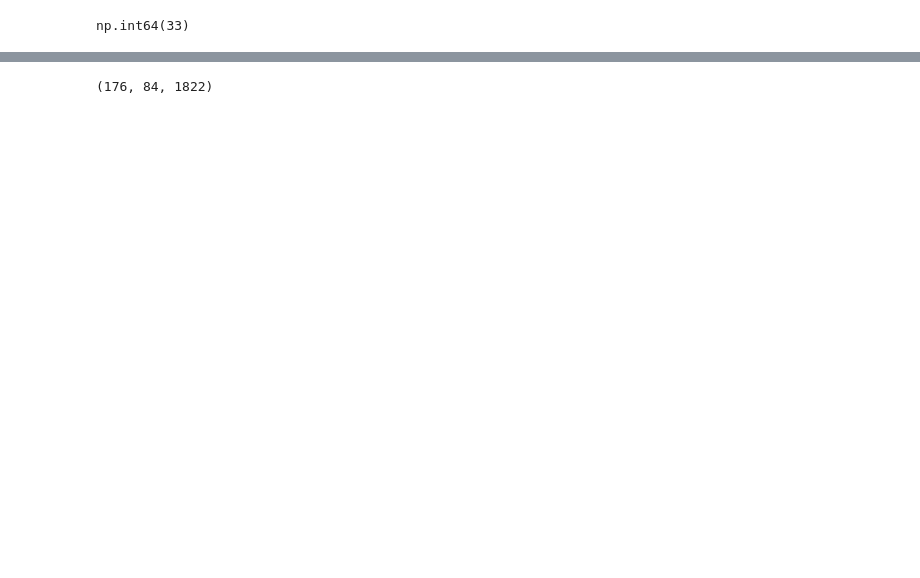
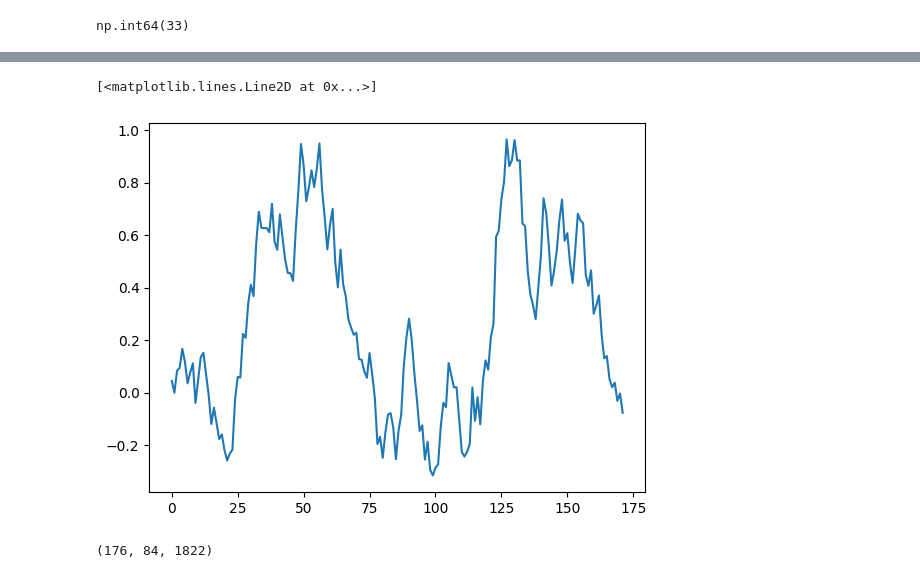
Before and after one commit to camilosada/dynamic_brain_workshop, a Jupyter notebook: code/scripts/camila/old_to_delete.ipynb, the cells around one changed output, grey strips where cells are left out. Drawn from its saved outputs; the diff is of its cells as text; code cells hidden in the pictures; blank space fills up the shorter version.

```diff
--- a/code/scripts/camila/old_to_delete.ipynb
+++ b/code/scripts/camila/old_to_delete.ipynb
@@ -193,3 +261,8 @@ np.int64(33)
+# %%
+plt.plot(dff_by_trial_cue_thr[19,8])
+# %% [output]
+[<matplotlib.lines.Line2D at 0x...>]
+[figure, added]
 # %%
 # Organize data by trials
 n_rois = smooth_dff_valid.shape[0]
```
Also changed, not shown: parts of 8 cells of this notebook, 6 other files.
